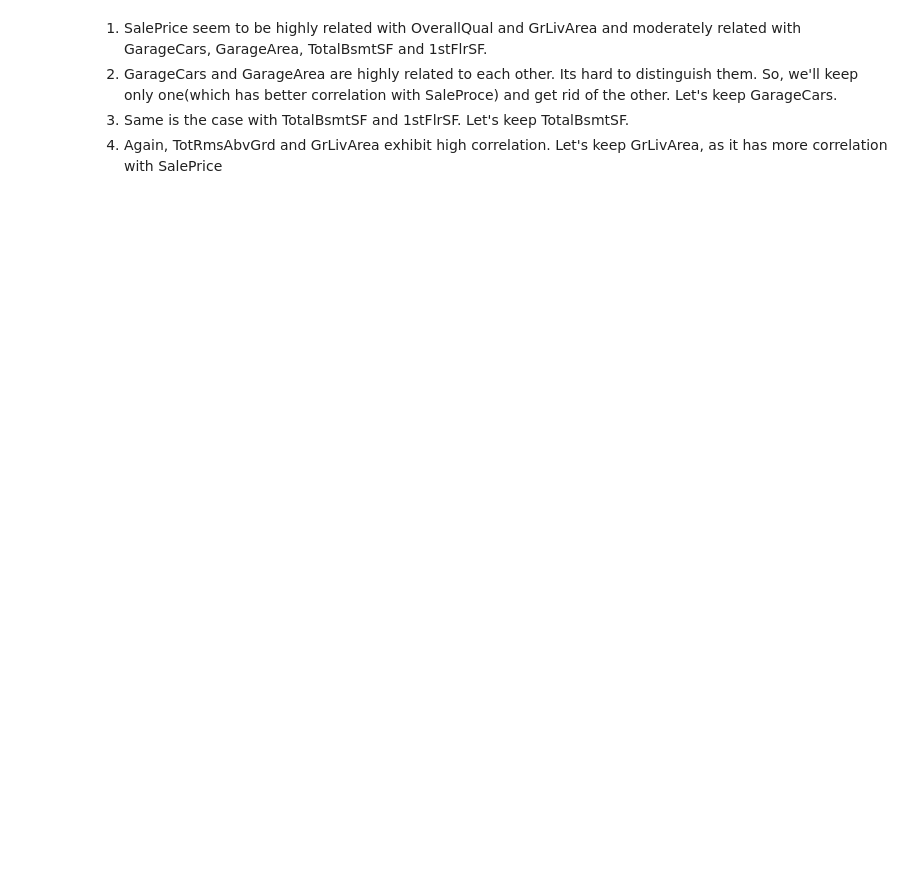
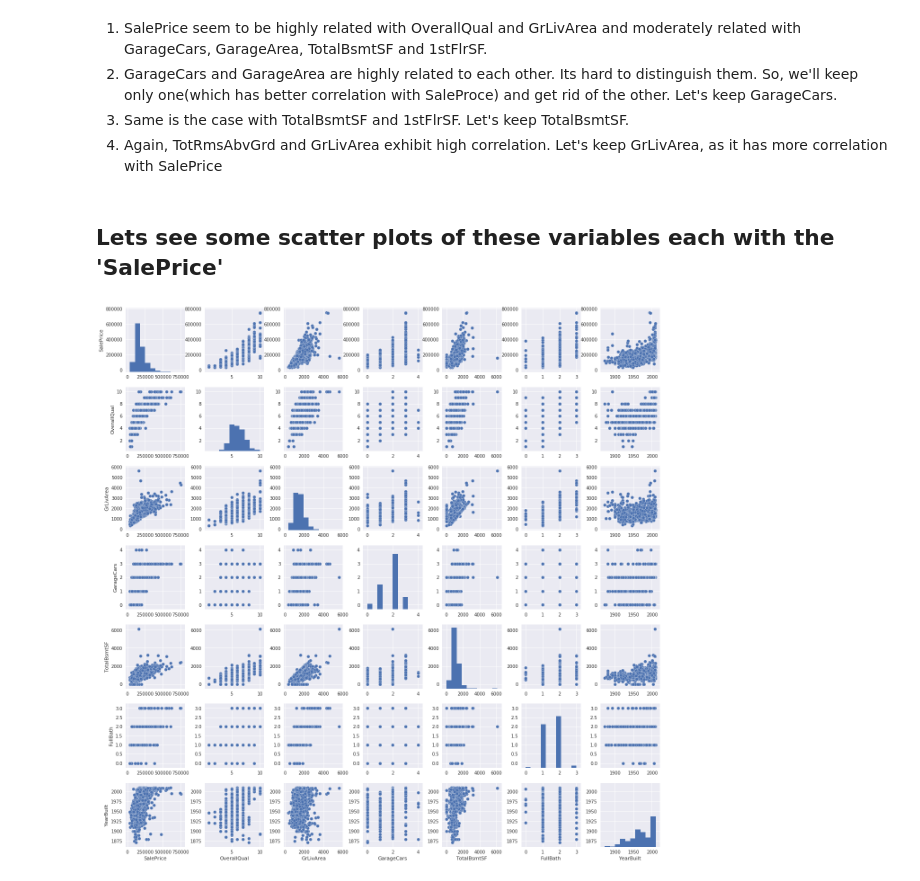
Before and after one commit to PrashantShivajiBhapkar/KaggleNotebooks, a Jupyter notebook: HomePricePrediction.ipynb, the cells around one changed output. Drawn from its saved outputs; the diff is of its cells as text; code cells hidden in the pictures; blank space fills up the shorter version.

```diff
--- a/HomePricePrediction.ipynb
+++ b/HomePricePrediction.ipynb
@@ -185,3 +186,13 @@ plt.show();
 2. GarageCars and GarageArea are highly related to each other. Its hard to distinguish them. So, we'll keep only one(which has better correlation with SaleProce) and get rid of the other. Let's keep GarageCars.
 3. Same is the case with TotalBsmtSF and 1stFlrSF. Let's keep TotalBsmtSF.
 4. Again, TotRmsAbvGrd and GrLivArea exhibit high correlation. Let's keep GrLivArea, as it has more correlation with SalePrice
+# %% [markdown]
+## Lets see some scatter plots of these variables each with the 'SalePrice'
+# %%
+# sns.set()
+sns.set()
+cols = ['SalePrice', 'OverallQual', 'GrLivArea', 'GarageCars', 'TotalBsmtSF', 'FullBath', 'YearBuilt']
+sns.pairplot(train_df[cols], size=2.5)
+plt.show();
+# %% [output]
+[figure, added]
```
Also changed, not shown: parts of 10 cells of this notebook.
